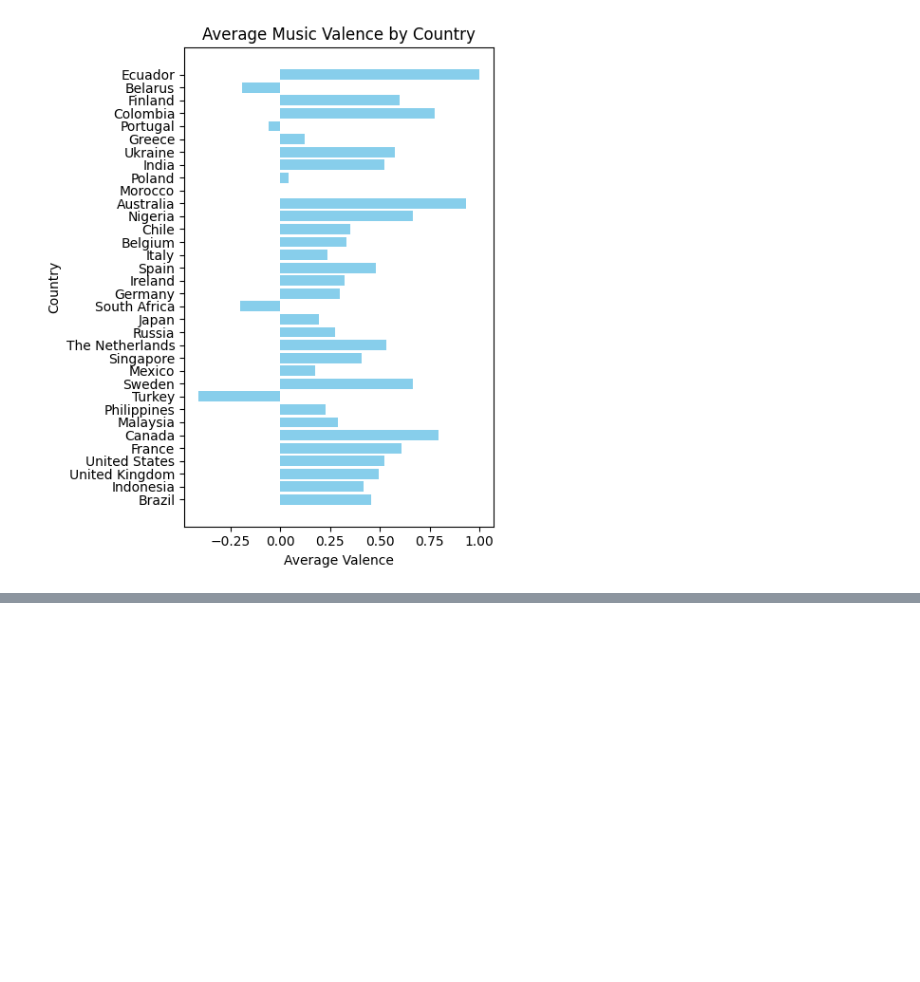
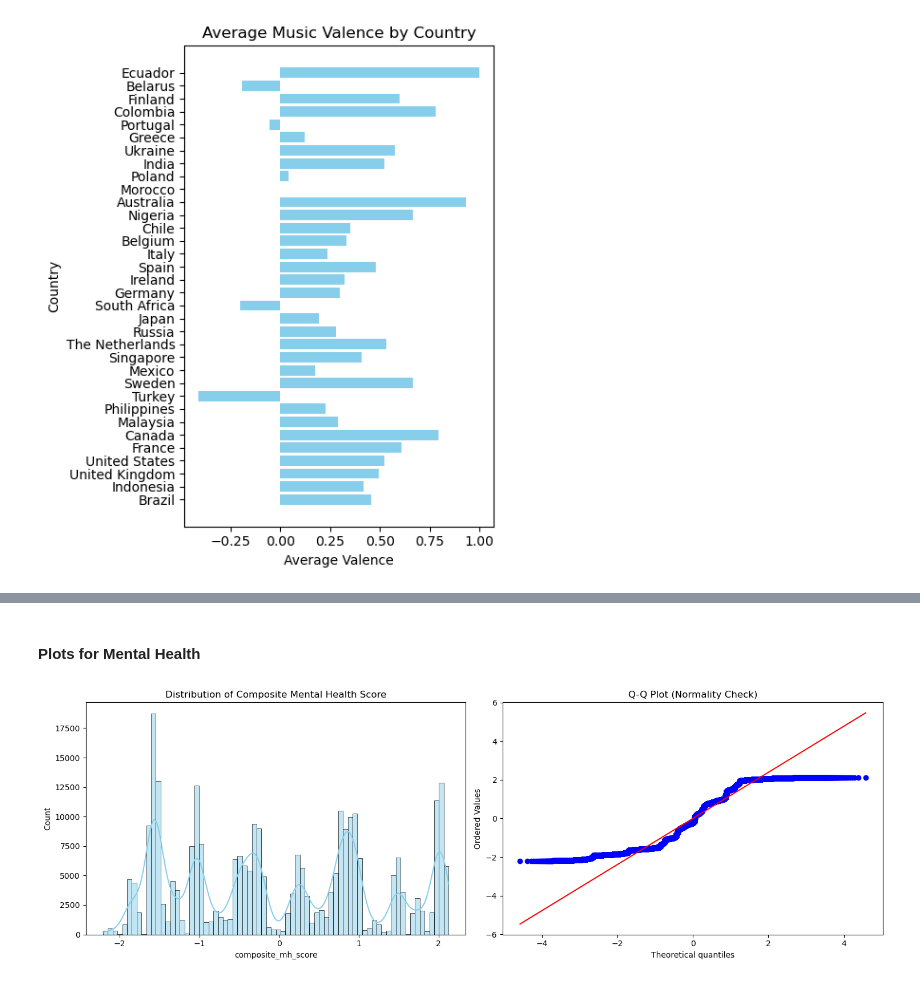
Before and after one commit to spattapu1/MGT-189_Project, a Jupyter notebook: Data_Processing.ipynb, the cells around one changed output, grey strips where cells are left out. Drawn from its saved outputs; the diff is of its cells as text; code cells hidden in the pictures; blank space fills up the shorter version.

Commit message:
cleaned and quantified mental health dataset

```diff
--- a/Data_Processing.ipynb
+++ b/Data_Processing.ipynb
@@ -130,0 +166,3 @@ matched
+# %%
+mental_health_data_raw['self_employed'] = mental_health_data_raw['self_employed'].fillna('Unknown')
+mental_health_data_raw.head()
@@ -130,0 +218,12 @@ matched
+# %%
+mental_health_data_clean['Timestamp'] = pd.to_datetime(mental_health_data_clean['Timestamp'])
+mental_health_data_clean['Month'] = mental_health_data_clean['Timestamp'].dt.month
+
+def get_season(month):
+    if month in [12, 1, 2]: return 'Winter'
+    elif month in [3, 4, 5]: return 'Spring'
+    elif month in [6, 7, 8]: return 'Summer'
+    else: return 'Autumn'
+
+mental_health_data_clean['Season'] = mental_health_data_clean['Month'].apply(get_season)
+mental_health_data_clean.head()
@@ -205,0 +316,15 @@ plt.show()
+# %%
+from sklearn.preprocessing import StandardScaler
+from sklearn.decomposition import PCA
+
+survey_features = ['family_history', 'treatment', 'Growing_Stress', 'Changes_Habits',
+    'Mental_Health_History', 'Mood_Swings', 'Coping_Struggles',
+    'Work_Interest', 'Social_Weakness', 'mental_health_interview',
+    'care_options', 'Days_Indoors']
+
+scaler = StandardScaler()
+scaled_data = scaler.fit_transform(mental_health_data_clean[survey_features])
+
+pca = PCA(n_components=1)
+
+mental_health_data_clean['composite_mh_score'] = pca.fit_transform(scaled_data)
@@ -205,0 +342,18 @@ plt.show()
+# %% [markdown]
+#### Plots for Mental Health
+# %%
+import scipy.stats as stats
+import matplotlib.pyplot as plt
+import seaborn as sns
+
+fig, axes = plt.subplots(1, 2, figsize=(15, 5))
+sns.histplot(mental_health_data_clean['composite_mh_score'], kde=True, ax=axes[0], color='skyblue')
+axes[0].set_title('Distribution of Composite Mental Health Score')
+
+# Q-Q Plot
+stats.probplot(mental_health_data_clean['composite_mh_score'], dist="norm", plot=axes[1])
+axes[1].set_title('Q-Q Plot (Normality Check)')
+plt.tight_layout()
+plt.show()
+# %% [output]
+[figure, added]
```
Also changed, not shown: parts of 16 cells of this notebook.
